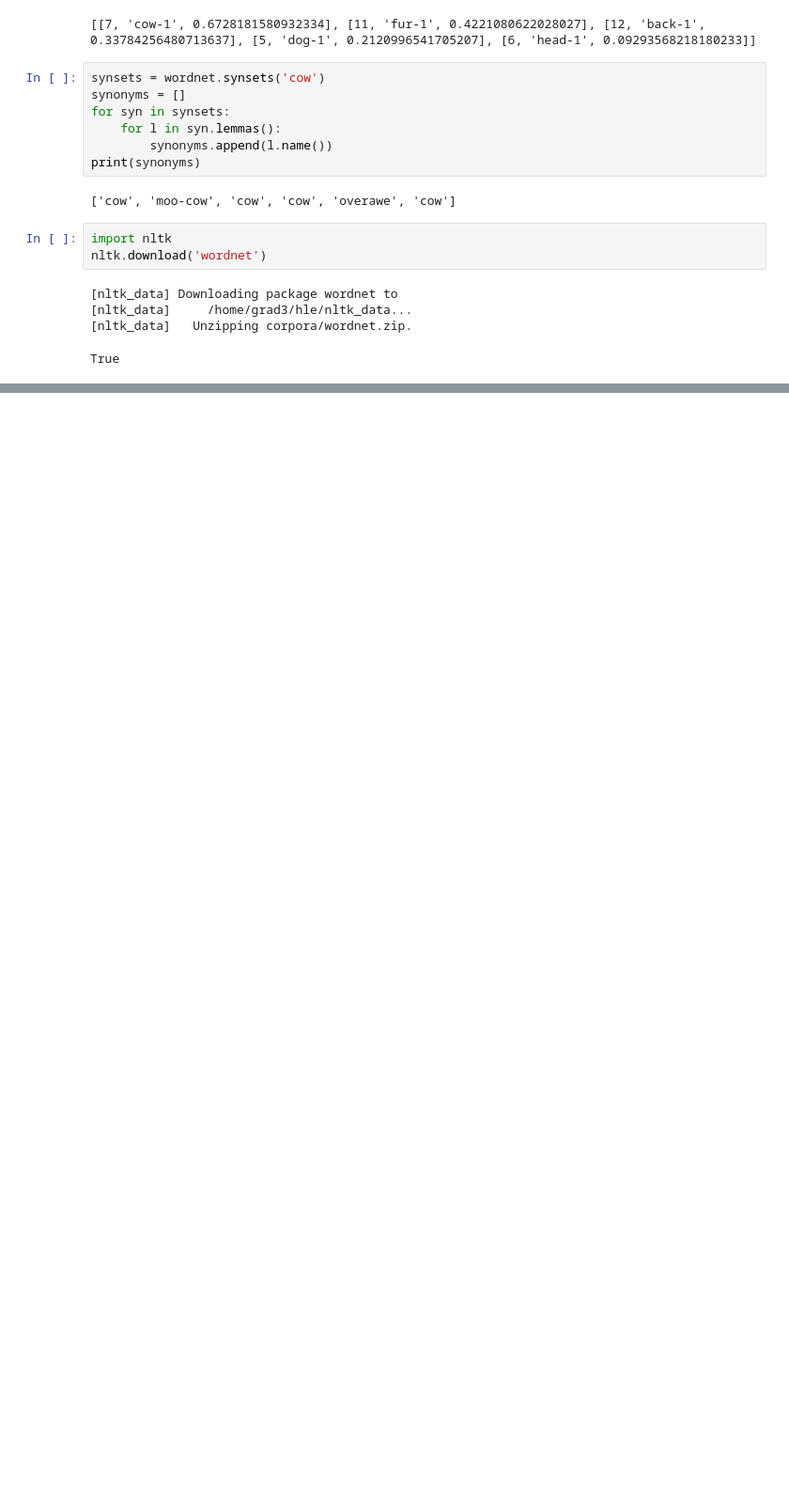
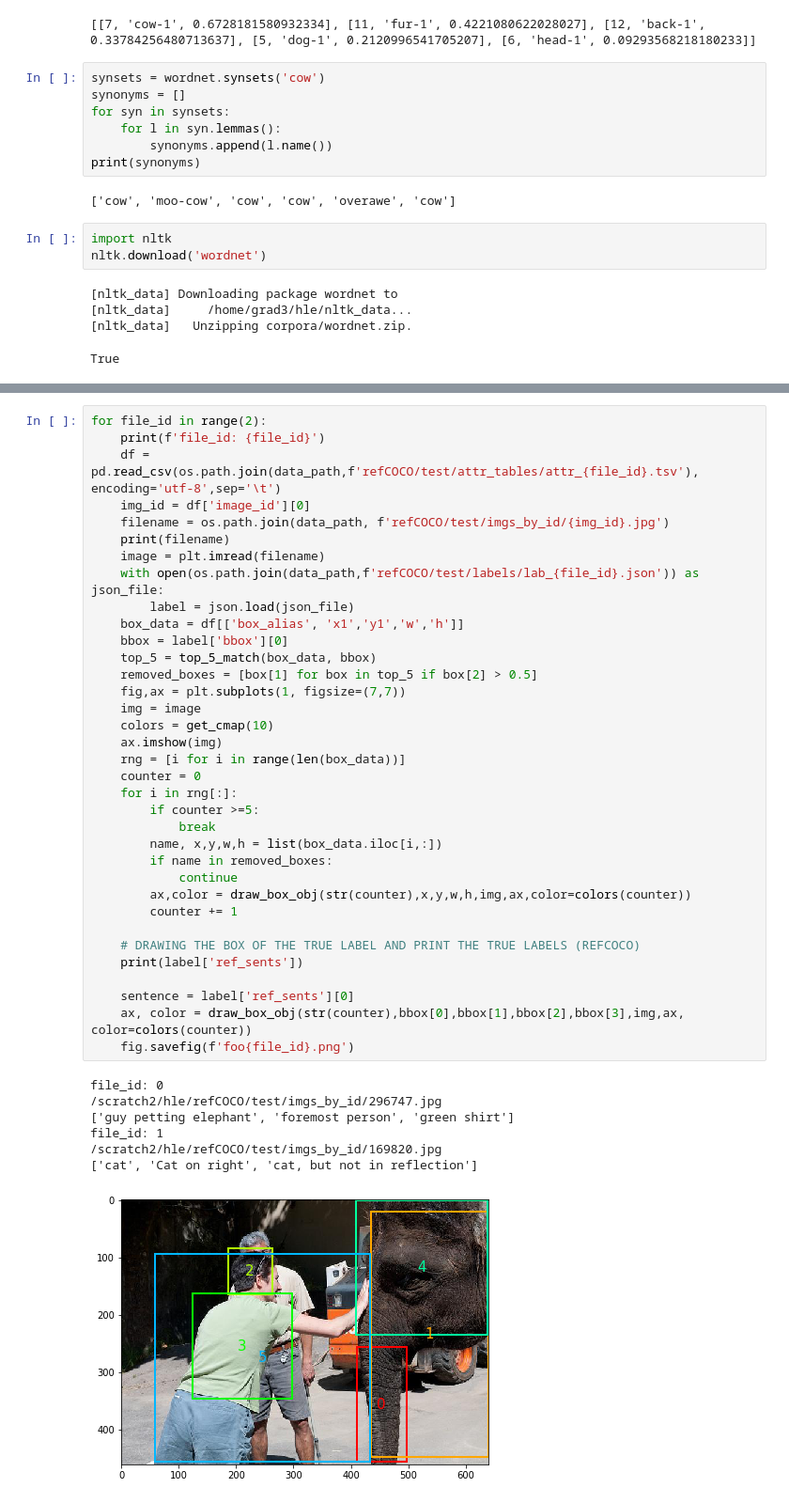
Before and after one commit to taufiqhusada/rsa_referring_expression, a Jupyter notebook: Process_refCOCO_images_and_match_object_to_label.ipynb, the cells around one changed output, grey strips where cells are left out. Shown at 94% size. Drawn from its saved outputs; the diff is of its cells as text; blank space fills up the shorter version.

```diff
--- a/Process_refCOCO_images_and_match_object_to_label.ipynb
+++ b/Process_refCOCO_images_and_match_object_to_label.ipynb
@@ -92,0 +161,43 @@ True
+# %%
+for file_id in range(2):
+    print(f'file_id: {file_id}')
+    df = pd.read_csv(os.path.join(data_path,f'refCOCO/test/attr_tables/attr_{file_id}.tsv'), encoding='utf-8',sep='\t')
+    img_id = df['image_id'][0]
+    filename = os.path.join(data_path, f'refCOCO/test/imgs_by_id/{img_id}.jpg')
+    print(filename)
+    image = plt.imread(filename)
+    with open(os.path.join(data_path,f'refCOCO/test/labels/lab_{file_id}.json')) as json_file:
+        label = json.load(json_file)
+    box_data = df[['box_alias', 'x1','y1','w','h']]
+    bbox = label['bbox'][0]
+    top_5 = top_5_match(box_data, bbox)
+    removed_boxes = [box[1] for box in top_5 if box[2] > 0.5]
+    fig,ax = plt.subplots(1, figsize=(7,7))
+    img = image
+    colors = get_cmap(10)
+    ax.imshow(img)
+    rng = [i for i in range(len(box_data))]
+    counter = 0
+    for i in rng[:]:
+        if counter >=5:
+            break
+        name, x,y,w,h = list(box_data.iloc[i,:])
+        if name in removed_boxes:
+            continue
+        ax,color = draw_box_obj(str(counter),x,y,w,h,img,ax,color=colors(counter))
+        counter += 1
+
+    # DRAWING THE BOX OF THE TRUE LABEL AND PRINT THE TRUE LABELS (REFCOCO)
+    print(label['ref_sents'])
+
+    sentence = label['ref_sents'][0]
+    ax, color = draw_box_obj(str(counter),bbox[0],bbox[1],bbox[2],bbox[3],img,ax, color=colors(counter))
+    fig.savefig(f'foo{file_id}.png')
+# %% [output]
+file_id: 0
+/scratch2/hle/refCOCO/test/imgs_by_id/296747.jpg
+['guy petting elephant', 'foremost person', 'green shirt']
+file_id: 1
+/scratch2/hle/refCOCO/test/imgs_by_id/169820.jpg
+['cat', 'Cat on right', 'cat, but not in reflection']
+[figure, added]
```
Also changed, not shown: parts of 16 cells of this notebook, 12 other files.
